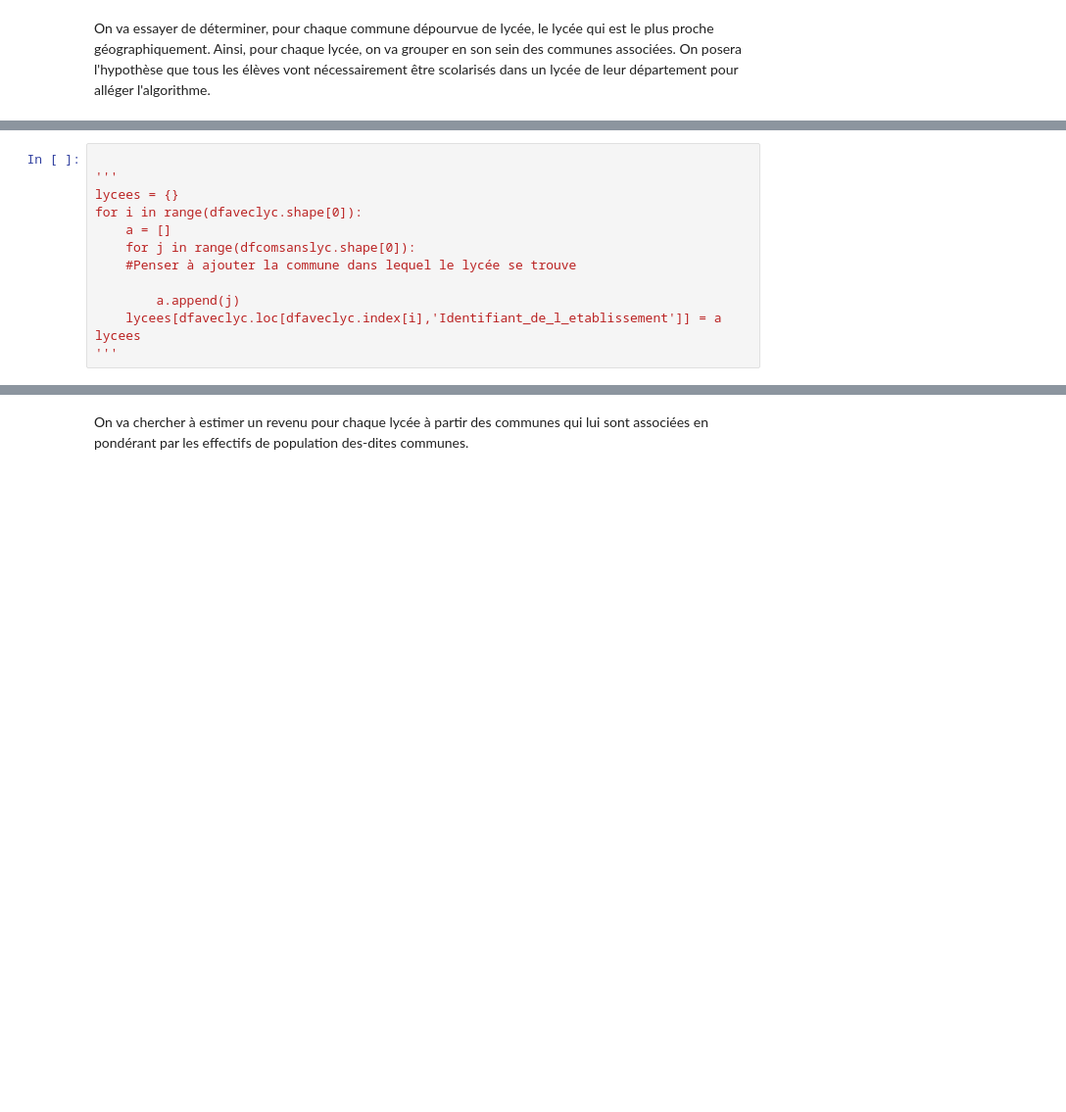
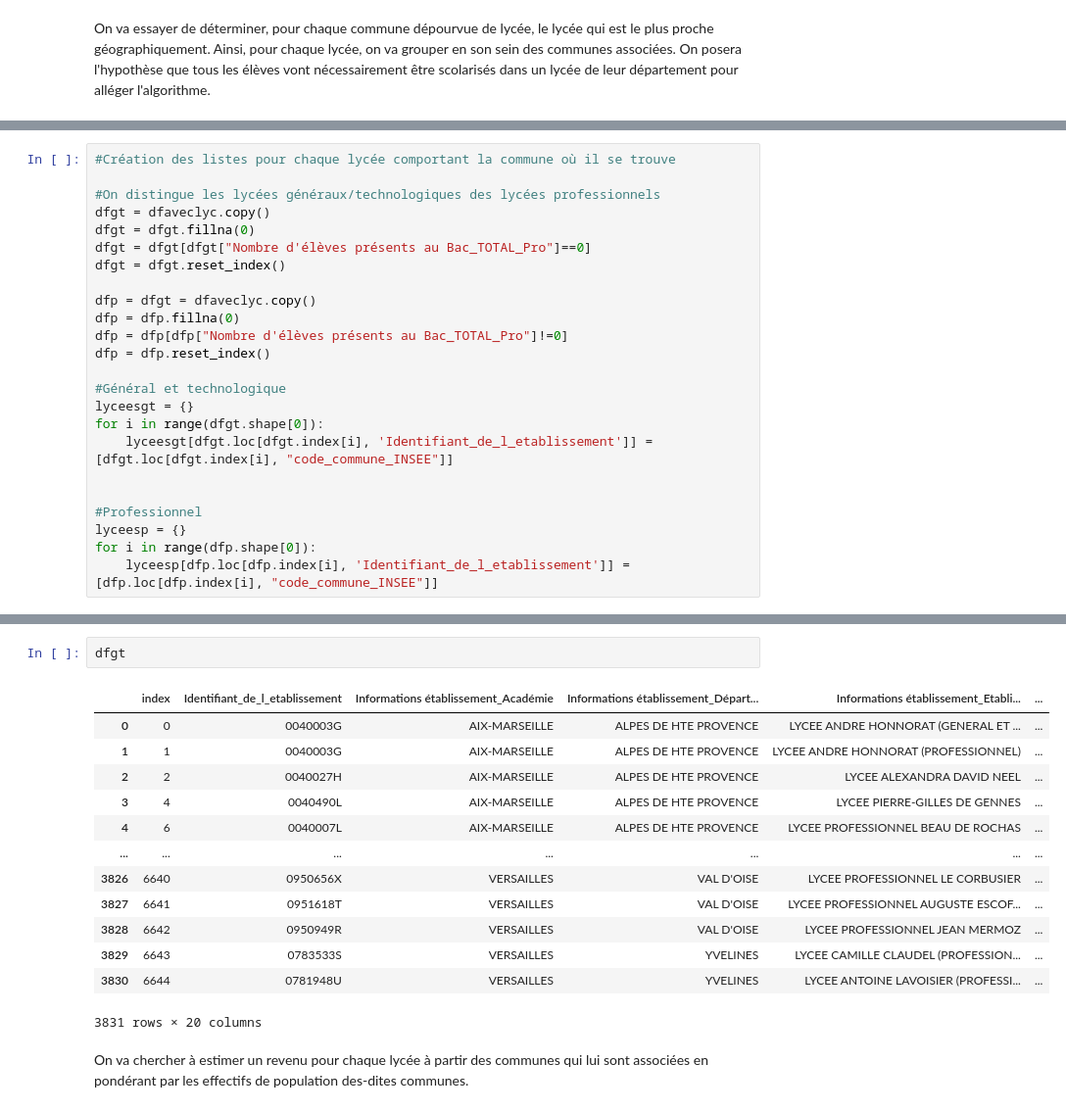
Before and after one commit to Acochepin/Python-2A---AC---JM---RS, a Jupyter notebook: Essais Juliet Proche Voisins.ipynb, the cells around one changed output, grey strips where cells are left out. Shown at 98% size. Drawn from its saved outputs; the diff is of its cells as text; blank space fills up the shorter version.

```diff
--- a/Essais Juliet Proche Voisins.ipynb
+++ b/Essais Juliet Proche Voisins.ipynb
@@ -198,13 +187,24 @@ On va pour chaque établissement créer une liste vide qui contiendra les commun
 # %%
+#Création des listes pour chaque lycée comportant la commune où il se trouve
 
-'''
-lycees = {}
-for i in range(dfaveclyc.shape[0]):
-    a = []
-    for j in range(dfcomsanslyc.shape[0]):
-    #Penser à ajouter la commune dans lequel le lycée se trouve
+#On distingue les lycées généraux/technologiques des lycées professionnels
+dfgt = dfaveclyc.copy()
+dfgt = dfgt.fillna(0)
+dfgt = dfgt[dfgt["Nombre d'élèves présents au Bac_TOTAL_Pro"]==0]
+dfgt = dfgt.reset_index()
 
-        a.append(j)
-    lycees[dfaveclyc.loc[dfaveclyc.index[i],'Identifiant_de_l_etablissement']] = a
-lycees
-'''
+dfp = dfgt = dfaveclyc.copy()
+dfp = dfp.fillna(0)
+dfp = dfp[dfp["Nombre d'élèves présents au Bac_TOTAL_Pro"]!=0]
+dfp = dfp.reset_index()
+
+#Général et technologique
+lyceesgt = {}
+for i in range(dfgt.shape[0]):
+    lyceesgt[dfgt.loc[dfgt.index[i], 'Identifiant_de_l_etablissement']] = [dfgt.loc[dfgt.index[i], "code_commune_INSEE"]]
+
+
+#Professionnel
+lyceesp = {}
+for i in range(dfp.shape[0]):
+    lyceesp[dfp.loc[dfp.index[i], 'Identifiant_de_l_etablissement']] = [dfp.loc[dfp.index[i], "code_commune_INSEE"]]
@@ -244,3 +235,19 @@ for j in range(dfcomsanslyc.shape[0]):
+# %%
+dfgt
+# %% [output]
+|  | index | Identifiant_de_l_etablissement | Informations établissement_Académie | Informations établissement_Départ... | Informations établissement_Etabli... | ... |
+| 0 | 0 | 0040003G | AIX-MARSEILLE | ALPES DE HTE PROVENCE | LYCEE ANDRE HONNORAT (GENERAL ET ... | ... |
+| 1 | 1 | 0040003G | AIX-MARSEILLE | ALPES DE HTE PROVENCE | LYCEE ANDRE HONNORAT (PROFESSIONNEL) | ... |
+| 2 | 2 | 0040027H | AIX-MARSEILLE | ALPES DE HTE PROVENCE | LYCEE ALEXANDRA DAVID NEEL | ... |
+| 3 | 4 | 0040490L | AIX-MARSEILLE | ALPES DE HTE PROVENCE | LYCEE PIERRE-GILLES DE GENNES | ... |
+| 4 | 6 | 0040007L | AIX-MARSEILLE | ALPES DE HTE PROVENCE | LYCEE PROFESSIONNEL BEAU DE ROCHAS | ... |
+| ... | ... | ... | ... | ... | ... | ... |
+| 3826 | 6640 | 0950656X | VERSAILLES | VAL D'OISE | LYCEE PROFESSIONNEL LE CORBUSIER | ... |
+| 3827 | 6641 | 0951618T | VERSAILLES | VAL D'OISE | LYCEE PROFESSIONNEL AUGUSTE ESCOF... | ... |
+| 3828 | 6642 | 0950949R | VERSAILLES | VAL D'OISE | LYCEE PROFESSIONNEL JEAN MERMOZ | ... |
+| 3829 | 6643 | 0783533S | VERSAILLES | YVELINES | LYCEE CAMILLE CLAUDEL (PROFESSION... | ... |
+| 3830 | 6644 | 0781948U | VERSAILLES | YVELINES | LYCEE ANTOINE LAVOISIER (PROFESSI... | ... |
+3831 rows × 20 columns
 # %% [markdown]
 On va chercher à estimer un revenu pour chaque lycée à partir des communes qui lui sont associées en pondérant par les effectifs de population des-dites communes.
 # %%
```
Also changed, not shown: parts of 12 cells of this notebook.
